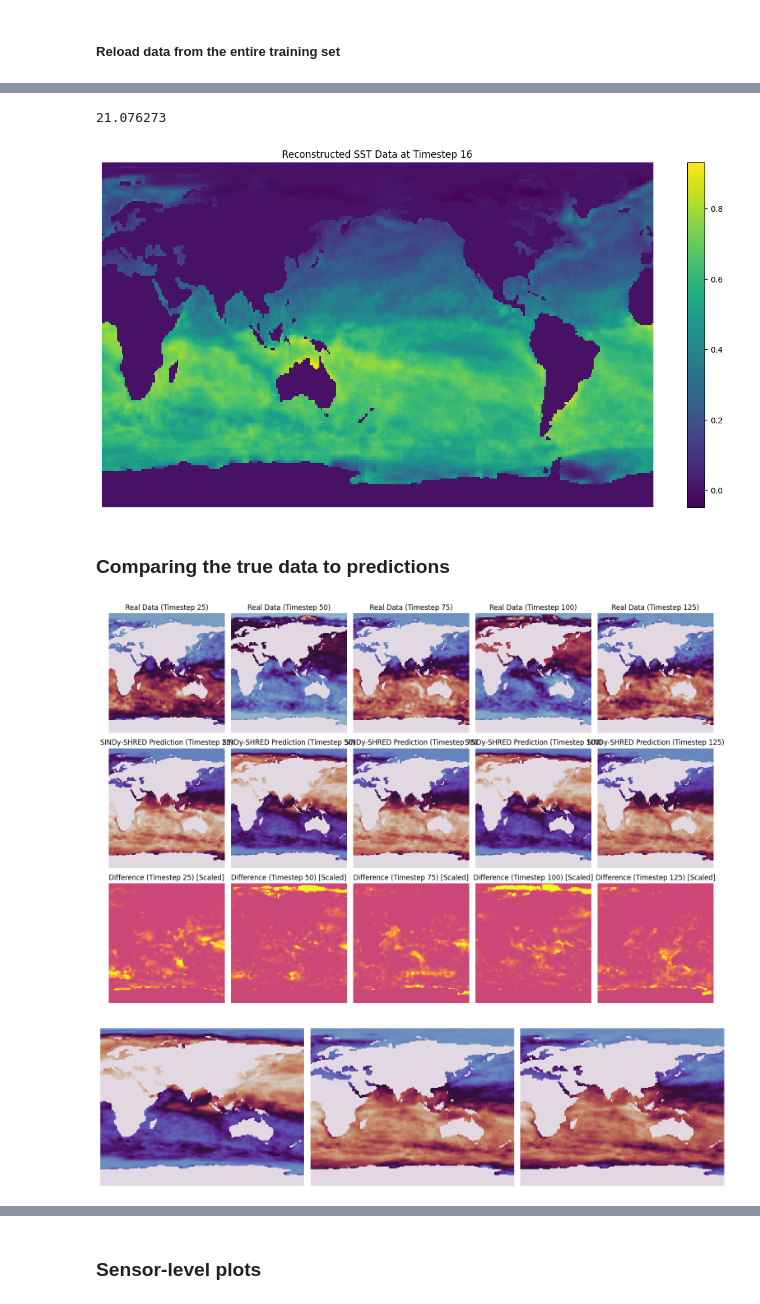
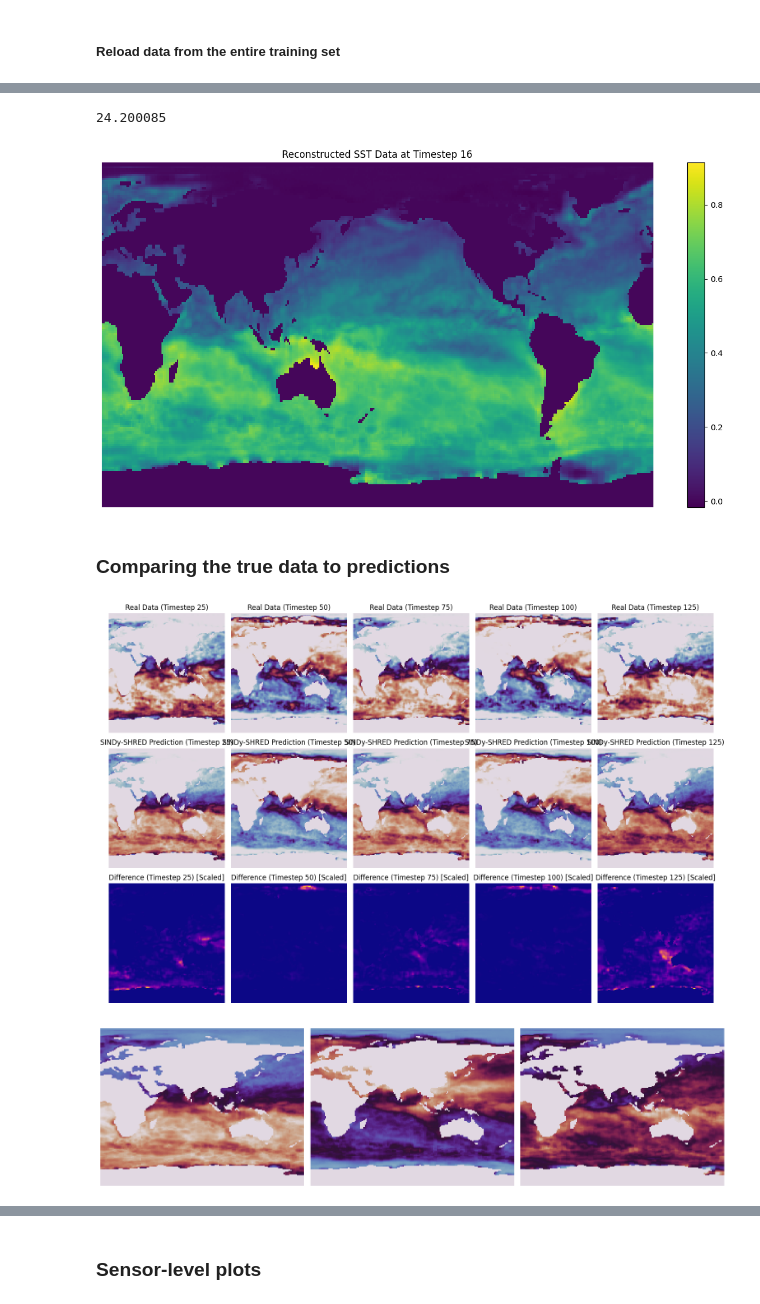
Before and after one commit to gaoliyao/sindy-shred, a Jupyter notebook: sst_sindy_shred.ipynb, the cells around one changed output, grey strips where cells are left out. Saved outputs shown, nothing was run; the diff lists cells and outputs as text; code cells hidden in the pictures.

```diff
--- a/sst_sindy_shred.ipynb
+++ b/sst_sindy_shred.ipynb
@@ -46,10 +46,10 @@ sensor_locations = np.random.choice(m, size=num_sensors, replace=False)
 ##### Specify your device here
 # %%
 # Set as CPU (default)
-device = 'cpu'
+# device = 'cpu'
 
 # Automatically select GPU if available
-# device = 'cuda' if torch.cuda.is_available() else 'cpu'
+device = 'cuda' if torch.cuda.is_available() else 'cpu'
 
 # Change to GPU with device ID
 # import os
@@ -220,7 +220,7 @@ model = ps.SINDy(
 #     feature_library=ps.PolynomialLibrary(degree=poly_order),
 # )
 
-model.fit(x, t=1/52.0, ensemble=False)
+model.fit(x, t=1/52.0)
 model.print()
 
 
@@ -406,8 +406,8 @@ def reconstruct_and_plot_sindy(x_sim_test, gru_outs_numpy, decoder_model, sst_da
 timesteps = [16]  # Define timesteps to plot
 output_sindy_np = reconstruct_and_plot_sindy(x_sim_test, gru_outs_numpy, shred, 'Data/SST_data.mat', timesteps)
 # %% [output]
-21.076273
+24.200085
-[figure, old version]
+[figure, new version]
 # %% [markdown]
 ### Comparing the true data to predictions
 # %%
@@ -435,48 +435,52 @@ def plot_zoomed_comparison(real_data, sindy_data, sst_locs, timesteps, lat_range
 
     fig, axes = plt.subplots(3, num_plots, figsize=(15, 10))
 
-    real_data_inverse_transformed = sc.inverse_transform(real_data)
-    sindy_data_inverse_transformed = sc.inverse_transform(sindy_data)
+    # real_data = sc.inverse_transform(real_data)
+    # sindy_data = sc.inverse_transform(sindy_data)
+    # vmin = min(real_data.min(), sindy_data.min())
+    # vmax = max(real_data.max(), sindy_data.max())
+    vmin = np.percentile(np.concatenate([real_data, sindy_data]), 2)
+    vmax = np.percentile(np.concatenate([real_data, sindy_data]), 98)
     for i, t in enumerate(timesteps):
         # Plot Real Data
-        real_sst = np.zeros((180 * 360))-0.25
+        real_sst = np.zeros((180 * 360))
         real_sst[sst_locs] = 1*(real_data[t, :])
         reshaped_real_sst = real_sst.reshape(180, 360)
 
         # Select the region of interest (lat_range, lon_range)
         real_sst_zoomed = reshaped_real_sst[lat_range[0]:lat_range[1], lon_range[0]:lon_range[1]]
-        axes[0, i].imshow(real_sst_zoomed, aspect='auto', cmap='twilight', interpolation='none')
+        axes[0, i].imshow(real_sst_zoomed, aspect='auto', cmap='twilight', interpolation='none', vmin=vmin, vmax=vmax)
         axes[0, i].set_title(f'Real Data (Timestep {t})')
         axes[0, i].set_axis_off()
 
         # Plot SINDy-SHRED Prediction
-        sindy_sst = np.zeros((180 * 360))-0.25
+        sindy_sst = np.zeros((180 * 360))
         sindy_sst[sst_locs] = 1*(sindy_data[t, :])
         reshaped_sindy_sst = sindy_sst.reshape(180, 360)
 
         # Select the region of interest (lat_range, lon_range)
         sindy_sst_zoomed = reshaped_sindy_sst[lat_range[0]:lat_range[1], lon_range[0]:lon_range[1]]
-        axes[1, i].imshow(sindy_sst_zoomed, aspect='auto', cmap='twilight', interpolation='none')
+        axes[1, i].imshow(sindy_sst_zoomed, aspect='auto', cmap='twilight', interpolation='none', vmin=vmin, vmax=vmax)
         axes[1, i].set_title(f'SINDy-SHRED Prediction (Timestep {t})')
         axes[1, i].set_axis_off()
 
         # Plot Difference (Real - SINDy) with scaling factor
         diff_sst_zoomed = 10*np.square(real_sst_zoomed - sindy_sst_zoomed)
-        axes[2, i].imshow(diff_sst_zoomed, aspect='auto', cmap='plasma', interpolation='none', vmin=-1, vmax=1)  # Blue-White-Red for differences
+        axes[2, i].imshow(diff_sst_zoomed, aspect='auto', cmap='plasma', interpolation='none')  # Blue-White-Red for differences
         axes[2, i].set_title(f'Difference (Timestep {t}) [Scaled]')
         axes[2, i].set_axis_off()
 
     # Adjust layout
     plt.tight_layout()
     plt.show()
 
 # Example usage:
 timesteps = [25, 50, 75, 100, 125]  # Define the timesteps you want to compare
 lat_range = (0, 180)  # Define the latitude range to zoom in (adjust based on your grid)
 lon_range = (0, 180)  # Define the longitude range to zoom in (adjust based on your grid)
 plot_zoomed_comparison(test_dataset.Y.detach().cpu().numpy(), output_sindy_np, sst_locs, timesteps, lat_range, lon_range, diff_scale=10)
 # %% [output]
-[figure, old version]
+[figure, new version]
 # %%
 def plot_rescaled_latent_reconstructions(decoder_model, sst_data_path, gru_outs_numpy):
     """
@@ -542,7 +546,7 @@ plot_rescaled_latent_reconstructions(
     gru_outs_numpy=gru_outs_numpy
 )
 # %% [output]
-[figure, old version]
+[figure, new version]
 # %%
 # Example usage:
 timesteps = [25, 50, 75]  # Define the timesteps you want to compare
```
Also changed, not shown: parts of 9 cells of this notebook, 1 other file.
